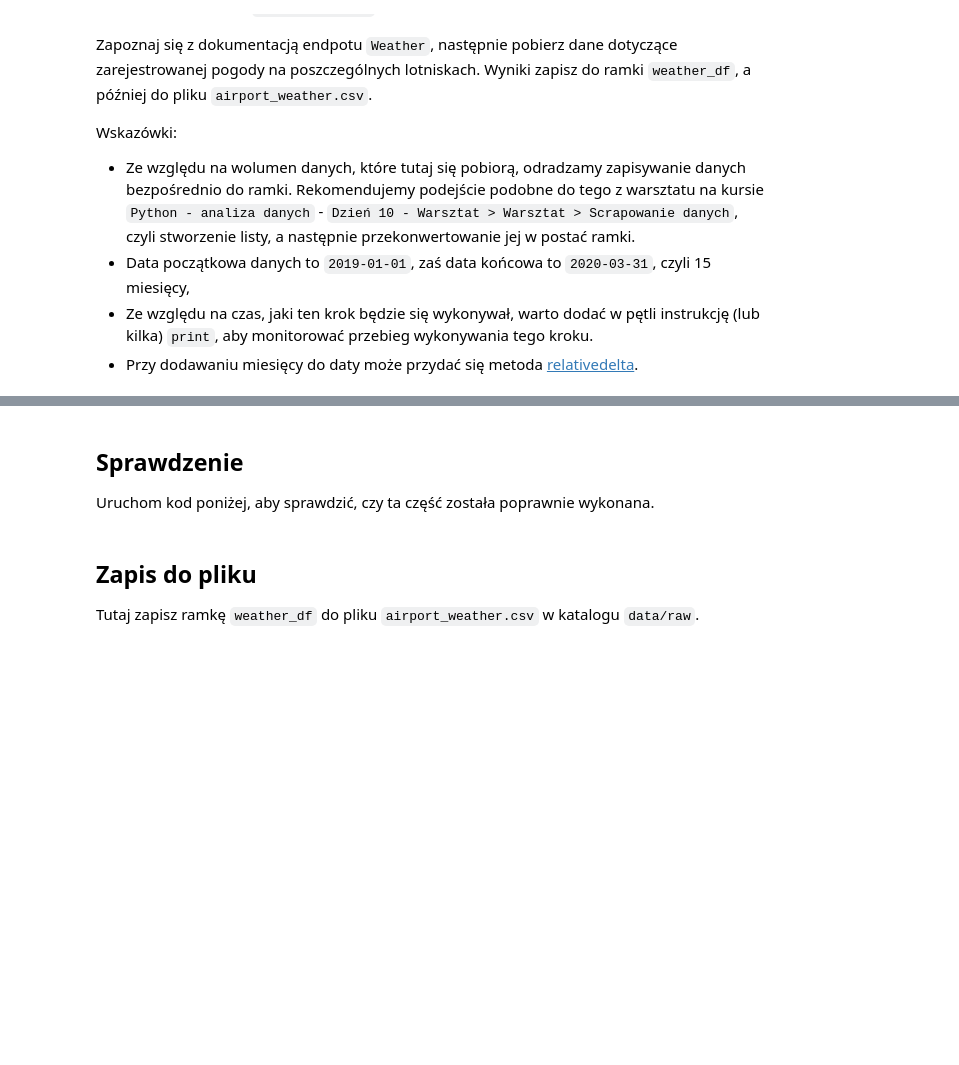
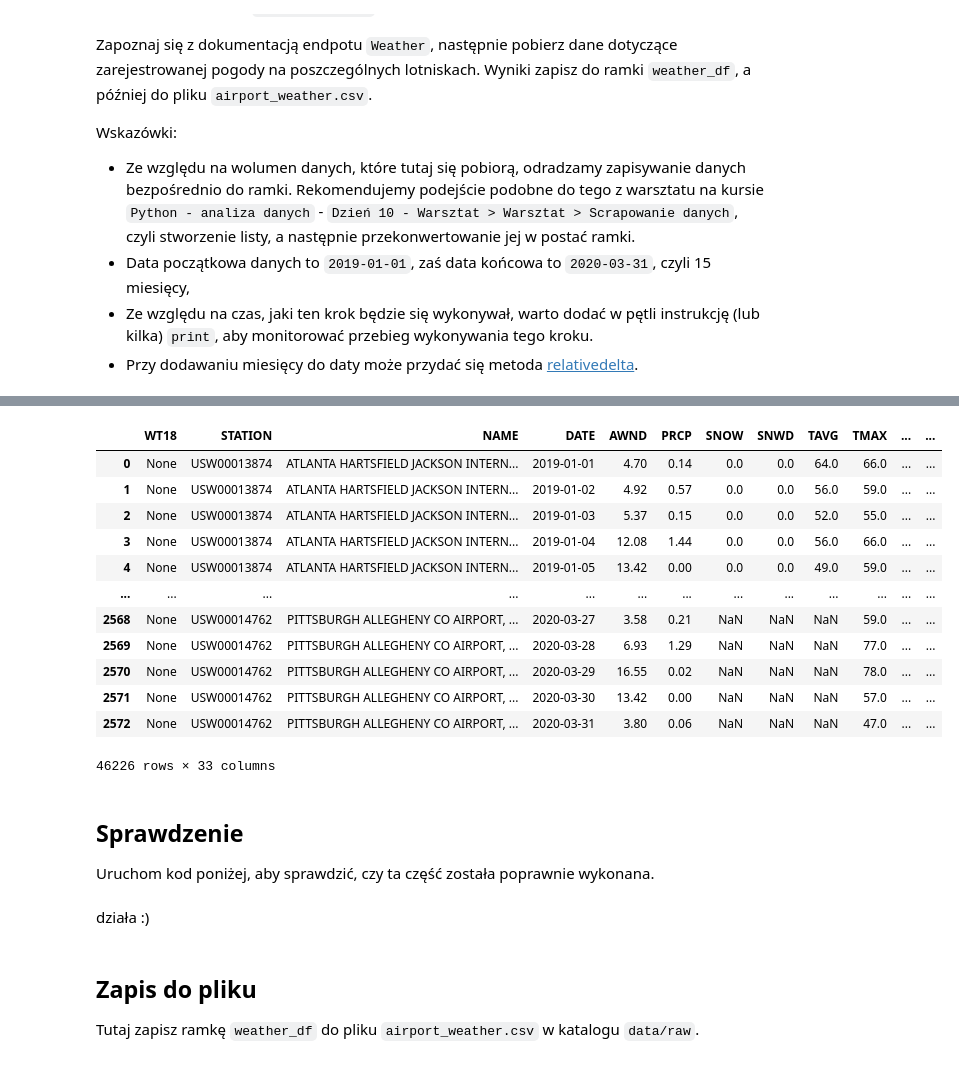
Before and after one commit to piotrquandt/Airports_CL, a Jupyter notebook: notebooks/01_Pobieranie_danych.ipynb, the cells around one changed output, grey strips where cells are left out. Drawn from its saved outputs; the diff is of its cells as text; code cells hidden in the pictures; blank space fills up the shorter version.

```diff
--- a/notebooks/01_Pobieranie_danych.ipynb
+++ b/notebooks/01_Pobieranie_danych.ipynb
@@ -31,0 +72,12 @@ Tutaj wczytaj plik `airports.csv` i dostosuj do dalszych kroków w celu pobieran
+# %%
+airport_df = {}
+
+for airportID in true_airports:
+    url = url_airport.replace("{airportID}", str(airportID))
+    response = requests.get(url, headers = authorization)
+
+    if response.status_code == 200:
+        airport_data = response.json()
+        airport_df[airportID] = airport_data
+
+print(airport_df)
@@ -61,0 +148,4 @@ NameError: ignored
+# %%
+url_weather = "https://api-datalab.coderslab.com/api/airportWeather?date={value}"
+response = requests.get(url_weather, headers = authorization)
+response.status_code
@@ -61,0 +156,16 @@ NameError: ignored
+# %%
+from datetime import datetime, timedelta
+
+start_date = datetime(2019, 1, 1)
+num_months = 15
+
+dates = []
+
+for i in range(num_months):
+    dates.append(start_date.strftime("%Y-%m"))
+    if start_date.month == 12:
+        start_date = start_date.replace(year=start_date.year + 1, month=1)
+    else:
+        start_date = start_date.replace(month=start_date.month + 1)
+
+print(dates)
@@ -61,0 +176,9 @@ NameError: ignored
+# %%
+airport_weather_df = pd.DataFrame()
+for date in dates:
+    url = url_weather.replace("{value}", str(date))
+    response = requests.get(url, headers = authorization)
+    print(str(date))
+    data = response.json()
+    df_single_w = pd.json_normalize(data)
+    airport_weather_df = airport_weather_df.append(df_single_w)
@@ -62,9 +199,27 @@ NameError: ignored
+# %%
+airport_weather_df
+# %% [output]
+|  | WT18 | STATION | NAME | DATE | AWND | PRCP | SNOW | SNWD | TAVG | TMAX | ... | ... |
+| 0 | None | USW00013874 | ATLANTA HARTSFIELD JACKSON INTERN... | 2019-01-01 | 4.70 | 0.14 | 0.0 | 0.0 | 64.0 | 66.0 | ... | ... |
+| 1 | None | USW00013874 | ATLANTA HARTSFIELD JACKSON INTERN... | 2019-01-02 | 4.92 | 0.57 | 0.0 | 0.0 | 56.0 | 59.0 | ... | ... |
+| 2 | None | USW00013874 | ATLANTA HARTSFIELD JACKSON INTERN... | 2019-01-03 | 5.37 | 0.15 | 0.0 | 0.0 | 52.0 | 55.0 | ... | ... |
+| 3 | None | USW00013874 | ATLANTA HARTSFIELD JACKSON INTERN... | 2019-01-04 | 12.08 | 1.44 | 0.0 | 0.0 | 56.0 | 66.0 | ... | ... |
+| 4 | None | USW00013874 | ATLANTA HARTSFIELD JACKSON INTERN... | 2019-01-05 | 13.42 | 0.00 | 0.0 | 0.0 | 49.0 | 59.0 | ... | ... |
+| ... | ... | ... | ... | ... | ... | ... | ... | ... | ... | ... | ... | ... |
+| 2568 | None | USW00014762 | PITTSBURGH ALLEGHENY CO AIRPORT, ... | 2020-03-27 | 3.58 | 0.21 | NaN | NaN | NaN | 59.0 | ... | ... |
+| 2569 | None | USW00014762 | PITTSBURGH ALLEGHENY CO AIRPORT, ... | 2020-03-28 | 6.93 | 1.29 | NaN | NaN | NaN | 77.0 | ... | ... |
+| 2570 | None | USW00014762 | PITTSBURGH ALLEGHENY CO AIRPORT, ... | 2020-03-29 | 16.55 | 0.02 | NaN | NaN | NaN | 78.0 | ... | ... |
+| 2571 | None | USW00014762 | PITTSBURGH ALLEGHENY CO AIRPORT, ... | 2020-03-30 | 13.42 | 0.00 | NaN | NaN | NaN | 57.0 | ... | ... |
+| 2572 | None | USW00014762 | PITTSBURGH ALLEGHENY CO AIRPORT, ... | 2020-03-31 | 3.80 | 0.06 | NaN | NaN | NaN | 47.0 | ... | ... |
+46226 rows × 33 columns
 # %% [markdown]
  ## Sprawdzenie
  Uruchom kod poniżej, aby sprawdzić, czy ta część została poprawnie wykonana.
 # %%
 airport_weather_df_expected_shape = (46226, 33)
 assert airport_weather_df_expected_shape == airport_weather_df.shape
+# %% [markdown]
+działa :)
 # %% [markdown]
  ## Zapis do pliku
  Tutaj zapisz ramkę `weather_df` do pliku `airport_weather.csv` w katalogu `data/raw`.
```
Also changed, not shown: parts of 29 cells of this notebook, 5 other files.
